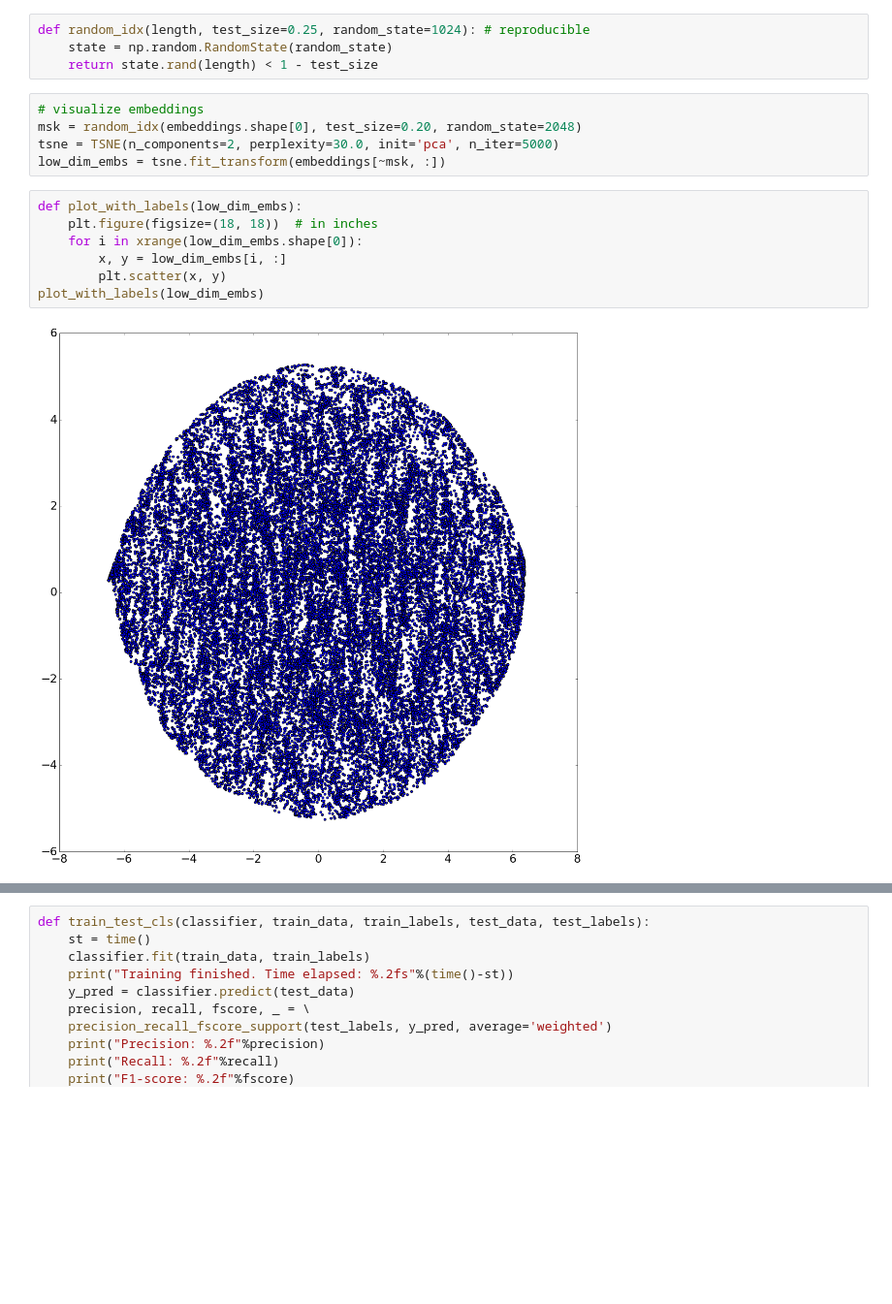
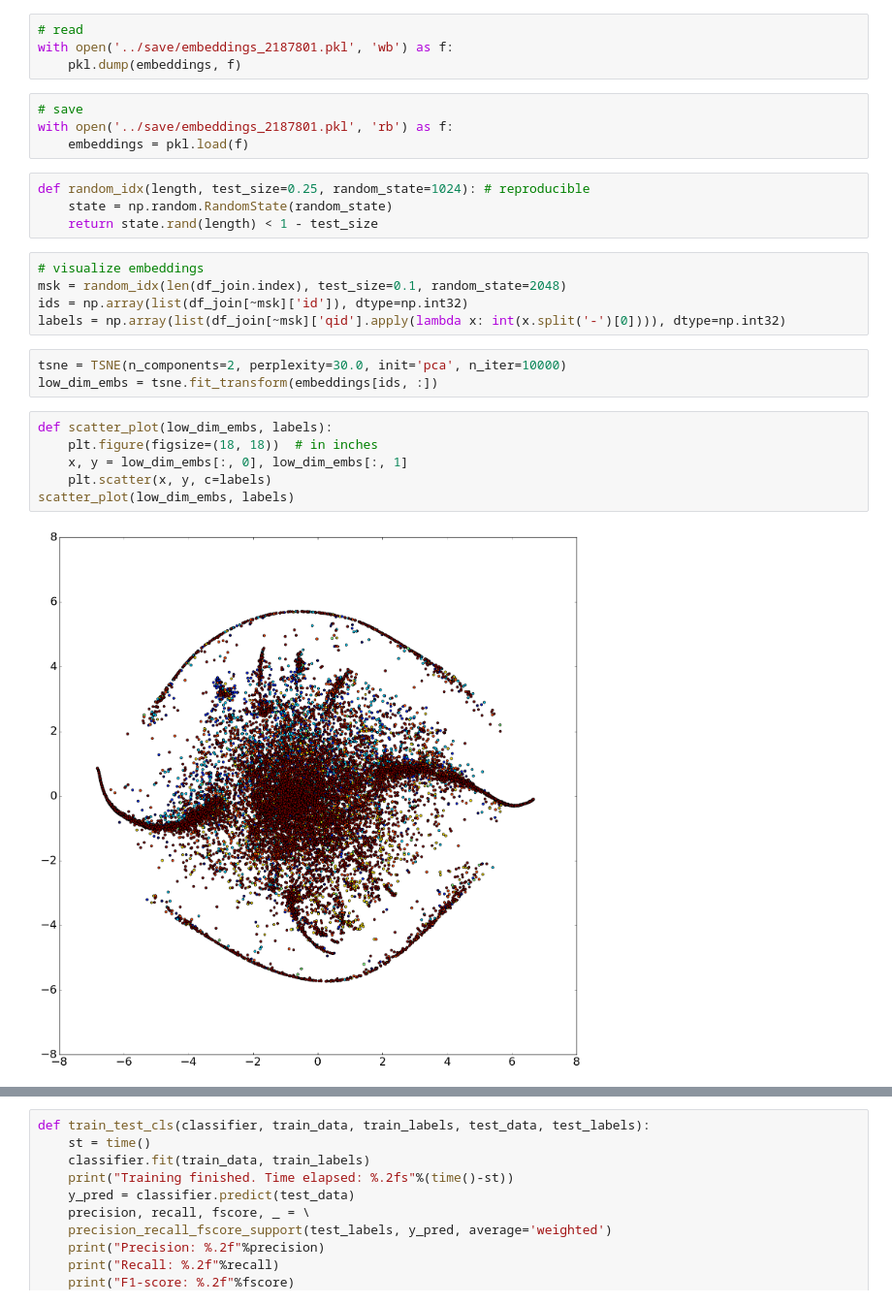
Before and after one commit to Jaspereclipse/kaggle-transfer-learning-on-stack-exchange-tags, a Jupyter notebook: experiments/02-reduced_problem.ipynb, the cells around one changed output, grey strips where cells are left out. Shown at 97% size. Cells and saved outputs as stored; diff of their text form; blank space fills up the shorter version.

```diff
--- a/experiments/02-reduced_problem.ipynb
+++ b/experiments/02-reduced_problem.ipynb
@@ -210,22 +217,32 @@ with tf.Session(config=tf.ConfigProto(allow_soft_placement=True)) as sess:
 # %% [output]
 Model restored!
+# %%
+# read
+with open('../save/embeddings_2187801.pkl', 'wb') as f:
+    pkl.dump(embeddings, f)
+# %%
+# save
+with open('../save/embeddings_2187801.pkl', 'rb') as f:
+    embeddings = pkl.load(f)
 # %%
 def random_idx(length, test_size=0.25, random_state=1024): # reproducible
     state = np.random.RandomState(random_state)
     return state.rand(length) < 1 - test_size
+# %%
+# visualize embeddings
+msk = random_idx(len(df_join.index), test_size=0.1, random_state=2048)
+ids = np.array(list(df_join[~msk]['id']), dtype=np.int32)
+labels = np.array(list(df_join[~msk]['qid'].apply(lambda x: int(x.split('-')[0]))), dtype=np.int32)
 # %%
-# visualize embeddings
-msk = random_idx(embeddings.shape[0], test_size=0.20, random_state=2048)
-tsne = TSNE(n_components=2, perplexity=30.0, init='pca', n_iter=5000)
-low_dim_embs = tsne.fit_transform(embeddings[~msk, :])
+tsne = TSNE(n_components=2, perplexity=30.0, init='pca', n_iter=10000)
+low_dim_embs = tsne.fit_transform(embeddings[ids, :])
 # %%
-def plot_with_labels(low_dim_embs):
+def scatter_plot(low_dim_embs, labels):
     plt.figure(figsize=(18, 18))  # in inches
-    for i in xrange(low_dim_embs.shape[0]):
-        x, y = low_dim_embs[i, :]
-        plt.scatter(x, y)
-plot_with_labels(low_dim_embs)
+    x, y = low_dim_embs[:, 0], low_dim_embs[:, 1]
+    plt.scatter(x, y, c=labels)
+scatter_plot(low_dim_embs, labels)
 # %% [output]
-[figure, old version]
+[figure, new version]
 # %%
 # train test split
```
Also changed, not shown: parts of 12 cells of this notebook, 1 other file.
